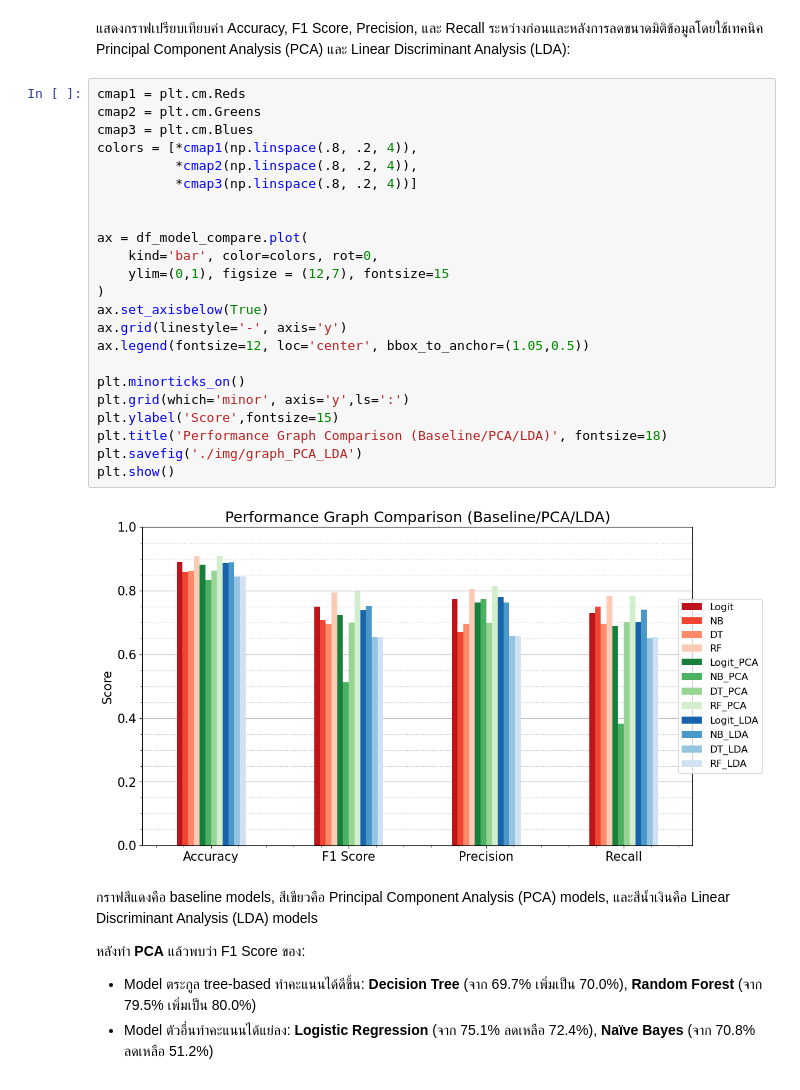
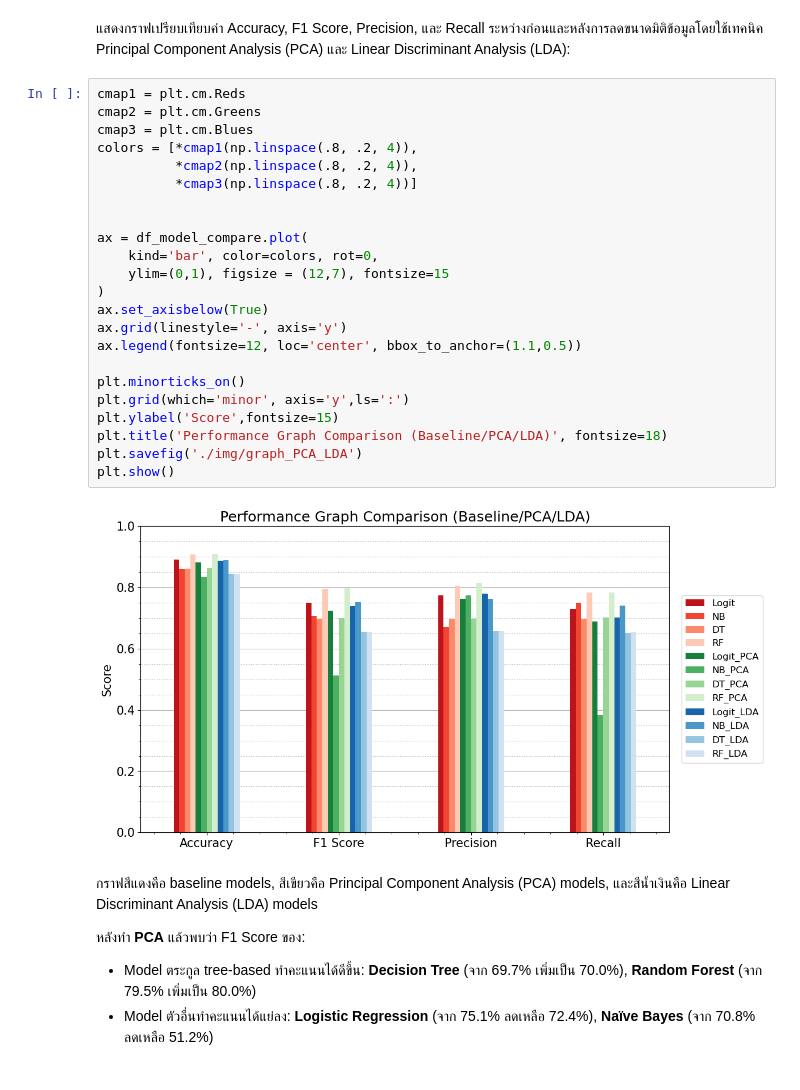
Before and after one commit to ProStepSky/DataScience, a Jupyter notebook: 3_Dimension_Reduct/5_Comparison.ipynb, the cells around one changed output. Cells and saved outputs as stored; diff of their text form.

```diff
--- a/3_Dimension_Reduct/5_Comparison.ipynb
+++ b/3_Dimension_Reduct/5_Comparison.ipynb
@@ -31,28 +31,28 @@ df_model_compare
 # %%
 cmap1 = plt.cm.Reds
 cmap2 = plt.cm.Greens
 cmap3 = plt.cm.Blues
 colors = [*cmap1(np.linspace(.8, .2, 4)),
           *cmap2(np.linspace(.8, .2, 4)),
           *cmap3(np.linspace(.8, .2, 4))]
 
 
 ax = df_model_compare.plot(
     kind='bar', color=colors, rot=0,
     ylim=(0,1), figsize = (12,7), fontsize=15
 )
 ax.set_axisbelow(True)
 ax.grid(linestyle='-', axis='y')
-ax.legend(fontsize=12, loc='center', bbox_to_anchor=(1.05,0.5))
+ax.legend(fontsize=12, loc='center', bbox_to_anchor=(1.1,0.5))
 
 plt.minorticks_on()
 plt.grid(which='minor', axis='y',ls=':')
 plt.ylabel('Score',fontsize=15)
 plt.title('Performance Graph Comparison (Baseline/PCA/LDA)', fontsize=18)
 plt.savefig('./img/graph_PCA_LDA')
 plt.show()
 # %% [output]
-[figure, old version]
+[figure, new version]
 # %% [markdown]
 กราฟสีแดงคือ baseline models, สีเขียวคือ Principal Component Analysis (PCA) models, และสีน้ำเงินคือ Linear Discriminant Analysis (LDA) models
 
```
